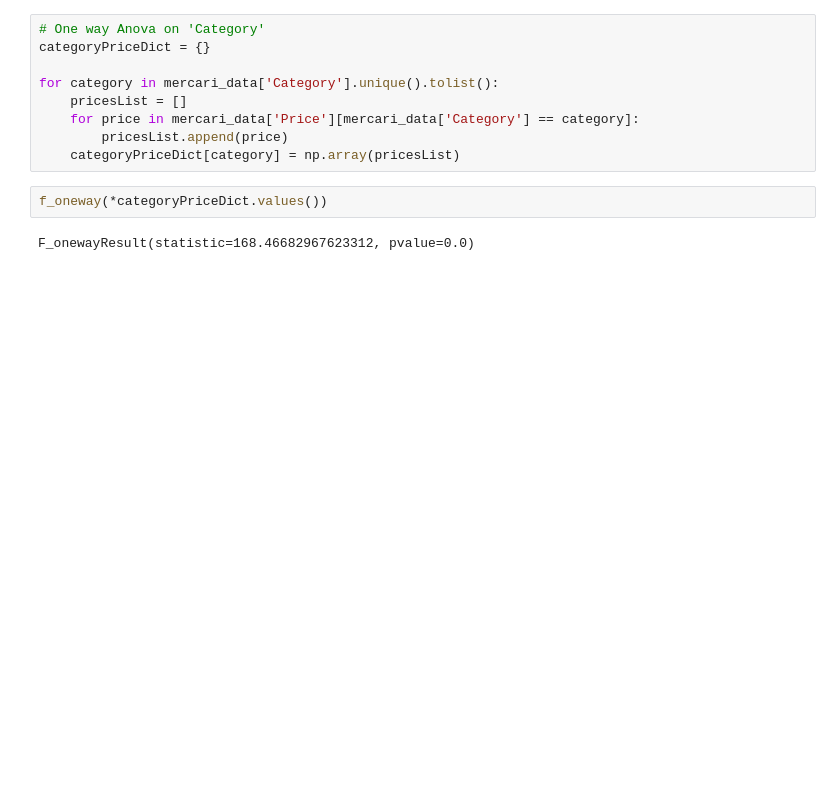
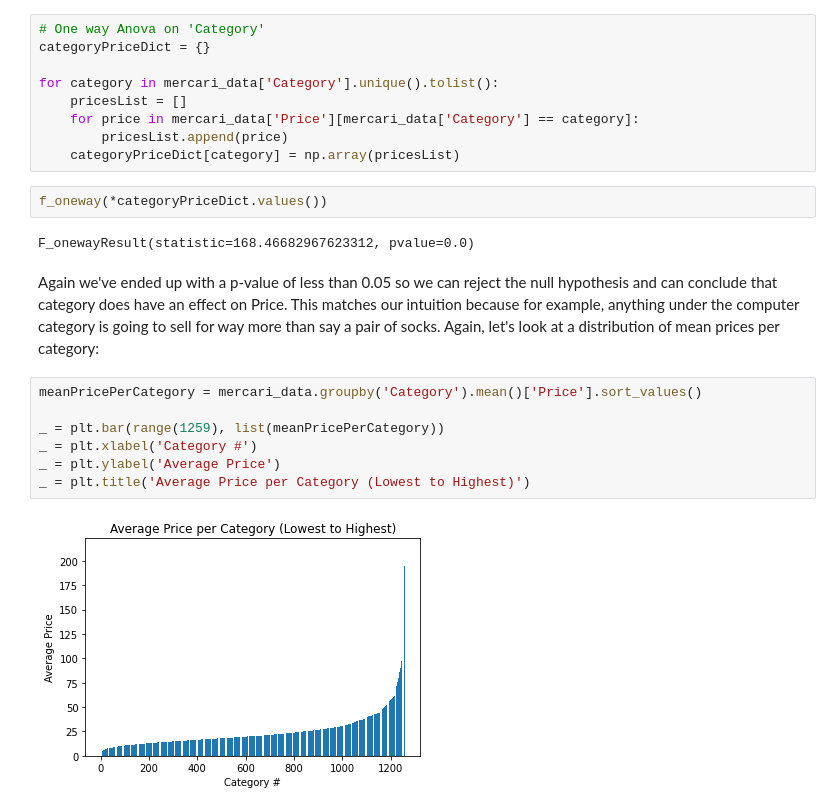
Before and after one commit to CroissantAhhh/GuidedCapstone2, a Jupyter notebook: MercariEDA.ipynb, the cells around one changed output. Saved outputs shown, nothing was run; the diff lists cells and outputs as text; blank space fills up the shorter version.

```diff
--- a/MercariEDA.ipynb
+++ b/MercariEDA.ipynb
@@ -256,3 +174,14 @@ for category in mercari_data['Category'].unique().tolist():
 f_oneway(*categoryPriceDict.values())
 # %% [output]
 F_onewayResult(statistic=168.46682967623312, pvalue=0.0)
+# %% [markdown]
+Again we've ended up with a p-value of less than 0.05 so we can reject the null hypothesis and can conclude that category does have an effect on Price. This matches our intuition because for example, anything under the computer category is going to sell for way more than say a pair of socks. Again, let's look at a distribution of mean prices per category:
+# %%
+meanPricePerCategory = mercari_data.groupby('Category').mean()['Price'].sort_values()
+
+_ = plt.bar(range(1259), list(meanPricePerCategory))
+_ = plt.xlabel('Category #')
+_ = plt.ylabel('Average Price')
+_ = plt.title('Average Price per Category (Lowest to Highest)')
+# %% [output]
+[figure, added]
```
Also changed, not shown: parts of 65 cells of this notebook.
